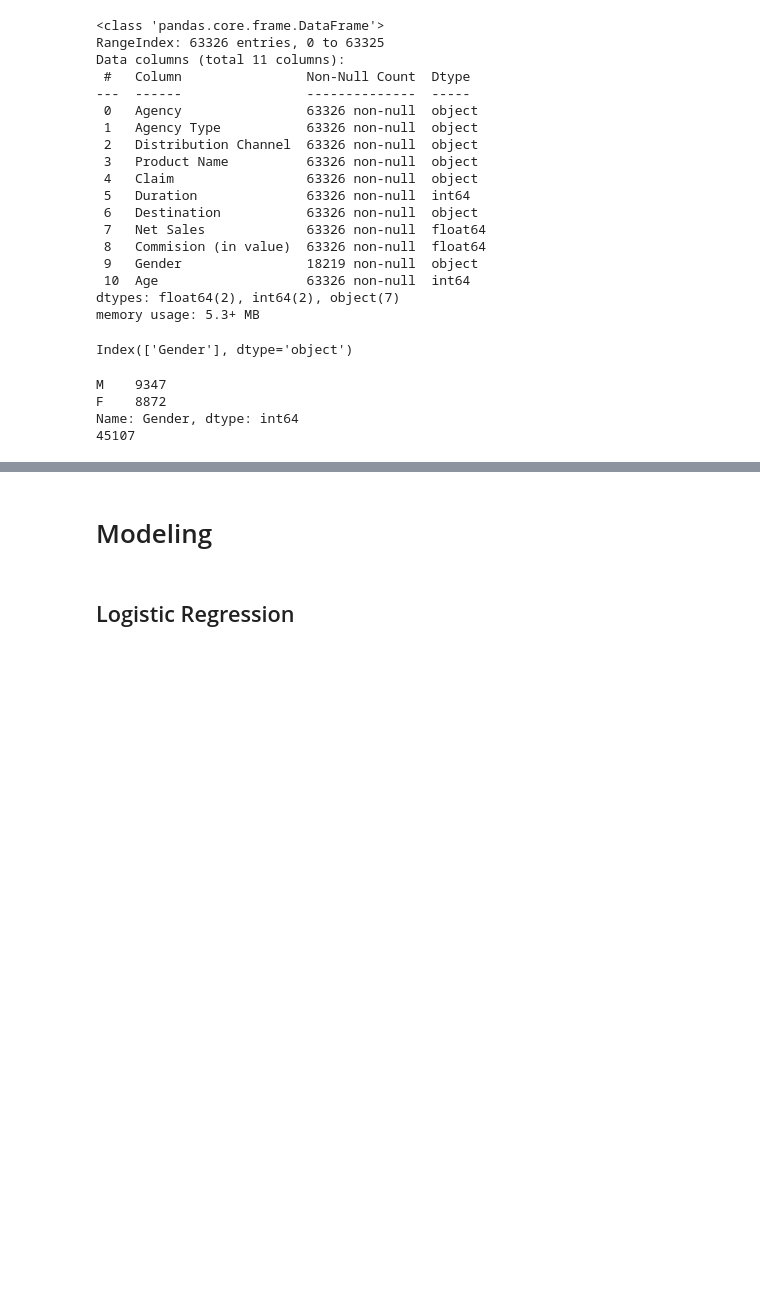
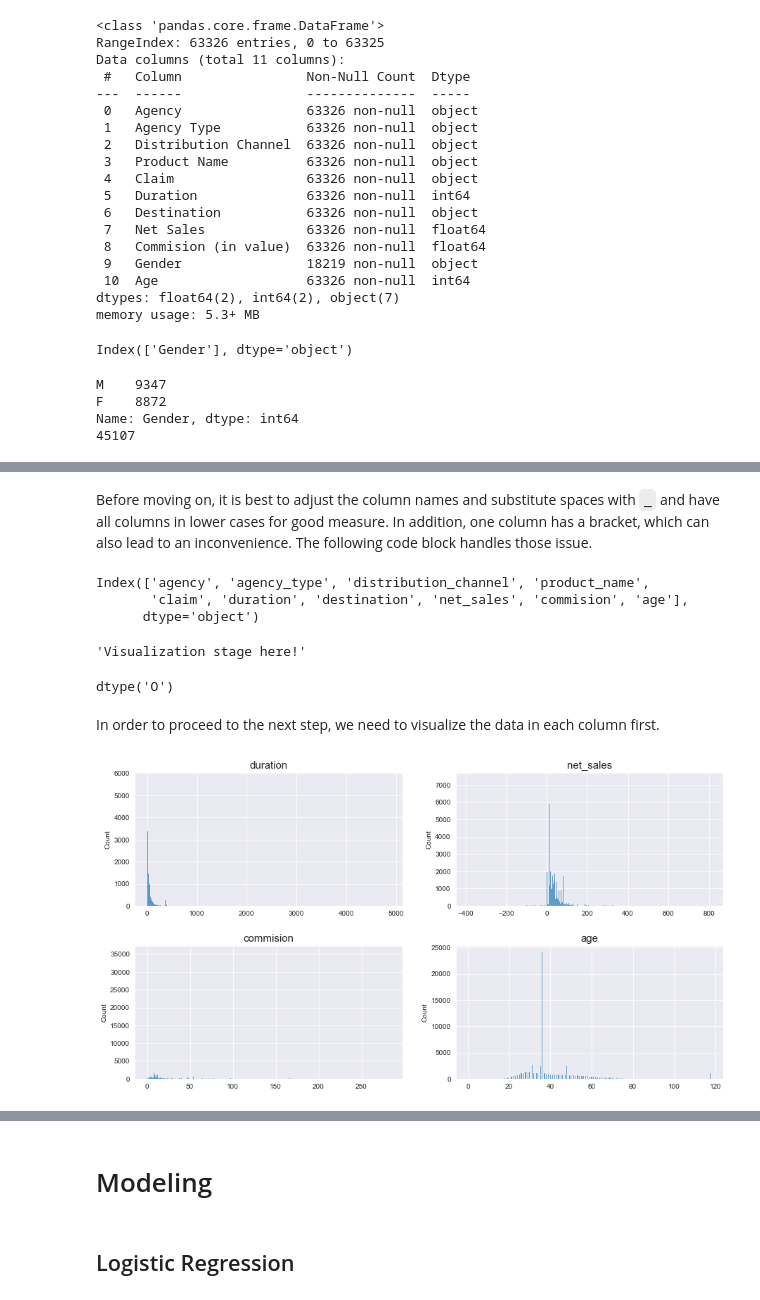
Before and after one commit to afanta-fi/travel_insurance_servicing, a Jupyter notebook: index.ipynb, the cells around one changed output, grey strips where cells are left out. Saved outputs shown, nothing was run; the diff lists cells and outputs as text; code cells hidden in the pictures; blank space fills up the shorter version.

```diff
--- a/index.ipynb
+++ b/index.ipynb
@@ -77,0 +78,50 @@ memory usage: 4.6+ MB
+# %% [markdown]
+Before moving on, it is best to adjust the column names and substitute spaces with `_` and have all columns in lower cases for good measure. In addition, one column has a bracket, which can also lead to an inconvenience. The following code block handles those issue.
+# %%
+df_mod.columns = [s[:s.find('(')] if '(' in s else s for s in df_mod.columns]
+df_mod.columns = ['_'.join(s.lower().split()) for s in df_mod.columns]
+df_mod.columns
+# %% [output]
+Index(['agency', 'agency_type', 'distribution_channel', 'product_name',
+       'claim', 'duration', 'destination', 'net_sales', 'commision', 'age'],
+      dtype='object')
+# %%
+'''Visualization stage here!'''
+# %% [output]
+'Visualization stage here!'
+# %%
+df_mod.claim.dtype
+# %% [output]
+dtype('O')
+# %% [markdown]
+In order to proceed to the next step, we need to visualize the data in each column first.
+# %%
+# Import matplotlib and seaborn
+import matplotlib.pyplot as plt
+import seaborn as sns
+
+# Enable inline ploting
+%matplotlib inline
+
+# Set seaborn style
+sns.set_style('darkgrid')
+
+# Select numeric columns from the dataframe
+numerics = ['int64', 'float64']
+num_cols = df_mod.select_dtypes(include=numerics).columns
+
+# Plot the distribution of numeric columns
+fig, axes = plt.subplots(2, 2, figsize=(15, 8))
+for ax, col in zip(axes.flatten(),num_cols):
+    sns.histplot(df_mod[col],
+                 color='tab:blue',ax=ax).set_title(col,fontsize=15)
+    # Hide xlabel
+    ax.set_xlabel('')
+
+# Adjust vertical spacing between subplots
+plt.subplots_adjust(hspace = 0.3);
+
+# Save plot
+#plt.savefig('images/features_hist.png')
+# %% [output]
+[figure, added]
```
Also changed, not shown: parts of 12 cells of this notebook.
